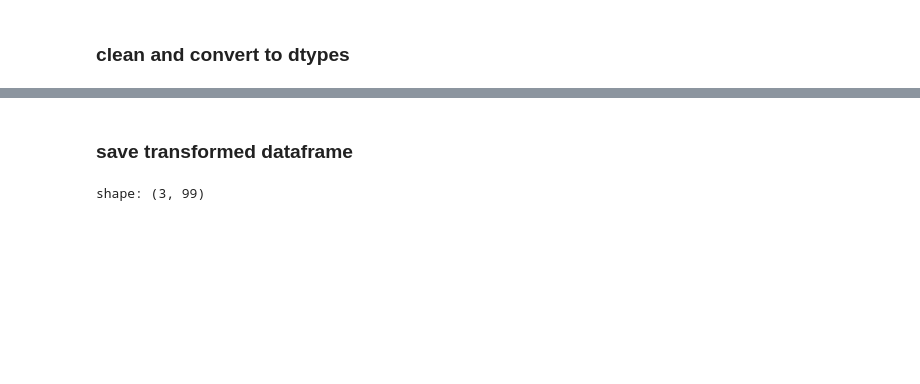
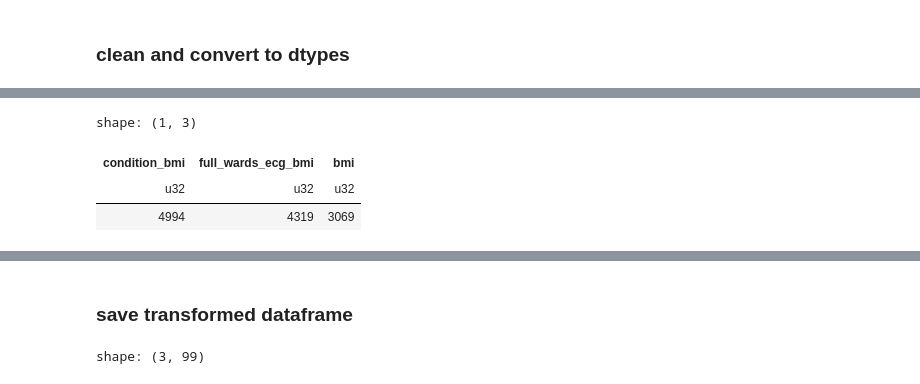
Before and after one commit to KonstantinBurkin/parse-records, a Jupyter notebook: notebooks/7.1_transform_epic_data.ipynb, the cells around one changed output, grey strips where cells are left out. Cells and saved outputs as stored; diff of their text form; code cells hidden in the pictures; blank space fills up the shorter version.

```diff
--- a/notebooks/7.1_transform_epic_data.ipynb
+++ b/notebooks/7.1_transform_epic_data.ipynb
@@ -985,0 +1000,17 @@ shape: (5, 79)
+# %%
+(
+    labeled_data.with_columns(
+        pl.coalesce([c("full_wards_ecg_bmi"), c("condition_bmi")]).alias("bmi")
+    ).select(
+        "condition_bmi",
+        "full_wards_ecg_bmi",
+        "bmi",
+    )
+    # .shape
+    .null_count()
+)
+# %% [output]
+shape: (1, 3)
+| condition_bmi | full_wards_ecg_bmi | bmi |
+| u32 | u32 | u32 |
+| 4994 | 4319 | 3069 |
```
Also changed, not shown: parts of 22 cells of this notebook.
